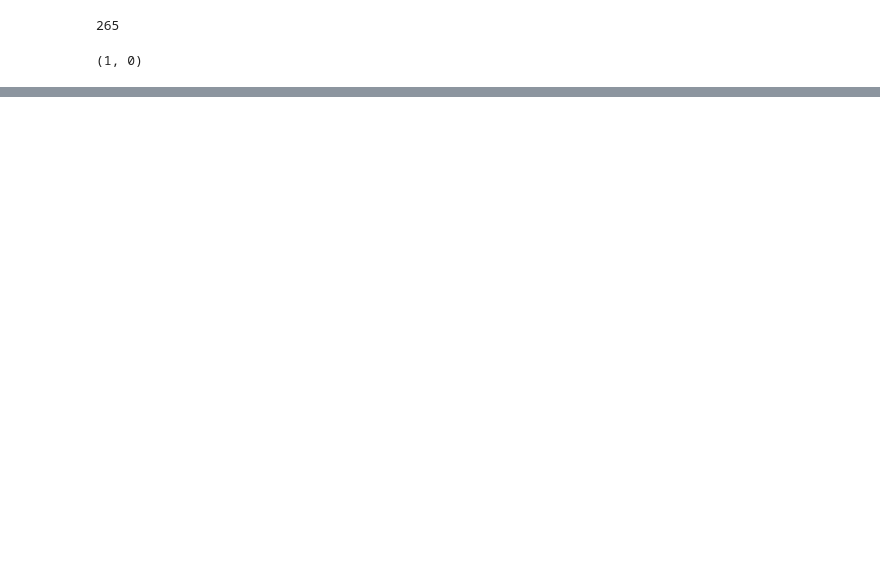
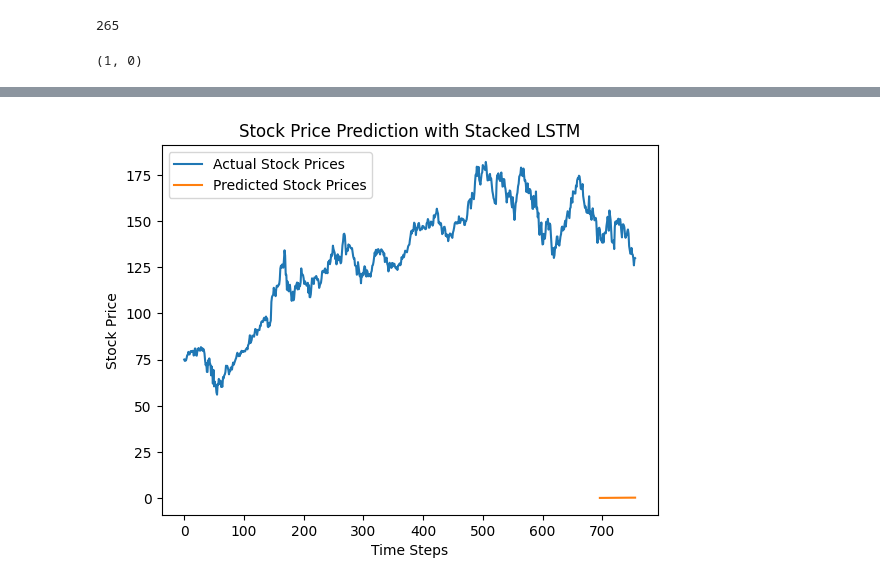
Before and after one commit to mfurqanjaved/stock_price_prediction, a Jupyter notebook: stock_price_prediction_with_stacked_lstm.ipynb, the cells around one changed output, grey strips where cells are left out. Drawn from its saved outputs; the diff is of its cells as text; code cells hidden in the pictures; blank space fills up the shorter version.

Commit message:
plotted output prediction fro next 30 days

```diff
--- a/stock_price_prediction_with_stacked_lstm.ipynb
+++ b/stock_price_prediction_with_stacked_lstm.ipynb
@@ -247,0 +248,22 @@ while i < 30:
+# %%
+import matplotlib.pyplot as plt
+import numpy as np
+
+# Assuming lst_output is already populated by the provided code
+lst_output = np.array(lst_output)
+
+# Create an array for plotting the predictions
+outputPredictPlot = np.empty_like(df1)
+outputPredictPlot[:, :] = np.nan
+outputPredictPlot[len(df1)-len(lst_output):, :] = lst_output.reshape(-1, 1)
+
+# Plot baseline and predictions
+plt.plot(scaler.inverse_transform(df1), label='Actual Stock Prices')
+plt.plot(outputPredictPlot, label='Predicted Stock Prices')
+plt.title('Stock Price Prediction with Stacked LSTM')
+plt.xlabel('Time Steps')
+plt.ylabel('Stock Price')
+plt.legend()
+plt.show()
+# %% [output]
+[figure, added]
```
Also changed, not shown: parts of 9 cells of this notebook.
